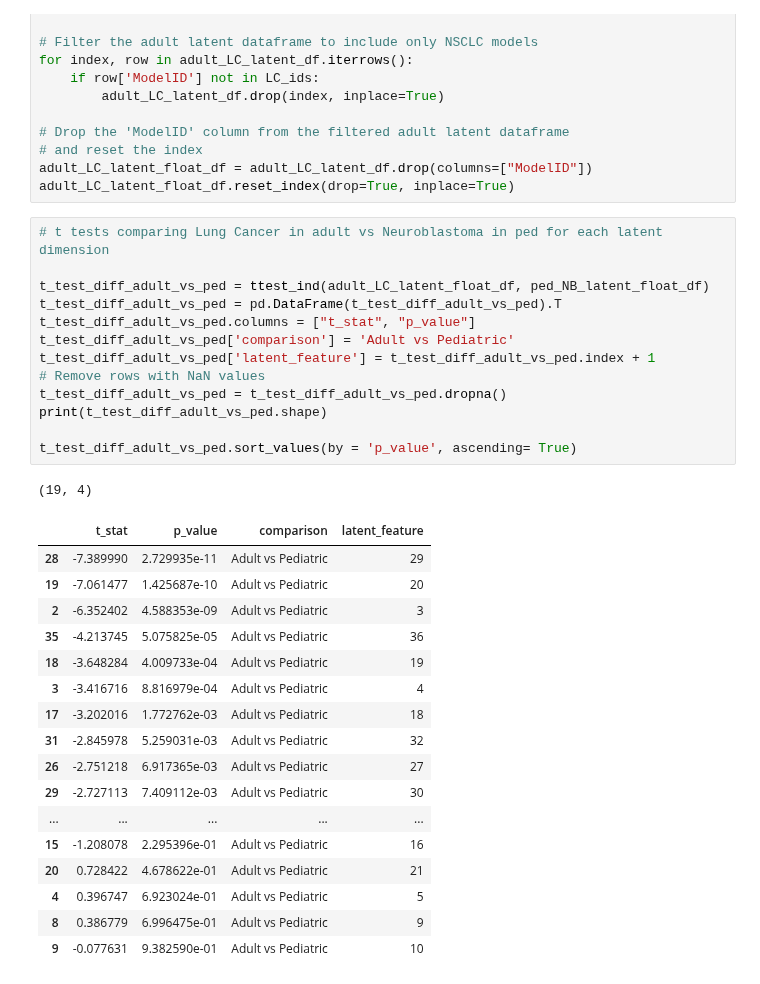
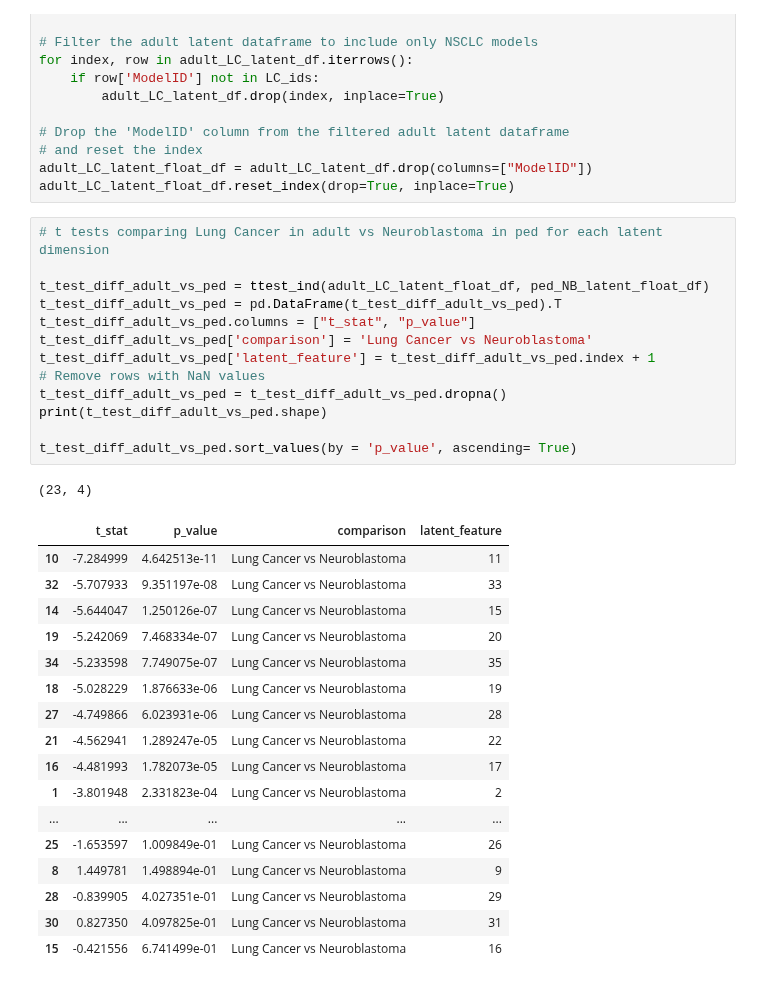
Before and after one commit to WayScience/gene_dependency_representations, a Jupyter notebook: 3.analysis/3.t_tests.ipynb, the cells around one changed output. Drawn from its saved outputs; the diff is of its cells as text.

```diff
--- a/3.analysis/3.t_tests.ipynb
+++ b/3.analysis/3.t_tests.ipynb
@@ -289,35 +291,35 @@ adult_LC_latent_float_df.reset_index(drop=True, inplace=True)
 # %%
 # t tests comparing Lung Cancer in adult vs Neuroblastoma in ped for each latent dimension
 
 t_test_diff_adult_vs_ped = ttest_ind(adult_LC_latent_float_df, ped_NB_latent_float_df)
 t_test_diff_adult_vs_ped = pd.DataFrame(t_test_diff_adult_vs_ped).T
 t_test_diff_adult_vs_ped.columns = ["t_stat", "p_value"]
-t_test_diff_adult_vs_ped['comparison'] = 'Adult vs Pediatric'
+t_test_diff_adult_vs_ped['comparison'] = 'Lung Cancer vs Neuroblastoma'
 t_test_diff_adult_vs_ped['latent_feature'] = t_test_diff_adult_vs_ped.index + 1
 # Remove rows with NaN values
 t_test_diff_adult_vs_ped = t_test_diff_adult_vs_ped.dropna()
 print(t_test_diff_adult_vs_ped.shape)
 
 t_test_diff_adult_vs_ped.sort_values(by = 'p_value', ascending= True)
 # %% [output]
-(19, 4)
+(23, 4)
 |  | t_stat | p_value | comparison | latent_feature |
-| 28 | -7.389990 | 2.729935e-11 | Adult vs Pediatric | 29 |
-| 19 | -7.061477 | 1.425687e-10 | Adult vs Pediatric | 20 |
-| 2 | -6.352402 | 4.588353e-09 | Adult vs Pediatric | 3 |
-| 35 | -4.213745 | 5.075825e-05 | Adult vs Pediatric | 36 |
-| 18 | -3.648284 | 4.009733e-04 | Adult vs Pediatric | 19 |
-| 3 | -3.416716 | 8.816979e-04 | Adult vs Pediatric | 4 |
-| 17 | -3.202016 | 1.772762e-03 | Adult vs Pediatric | 18 |
-| 31 | -2.845978 | 5.259031e-03 | Adult vs Pediatric | 32 |
-| 26 | -2.751218 | 6.917365e-03 | Adult vs Pediatric | 27 |
-| 29 | -2.727113 | 7.409112e-03 | Adult vs Pediatric | 30 |
+| 10 | -7.284999 | 4.642513e-11 | Lung Cancer vs Neuroblastoma | 11 |
+| 32 | -5.707933 | 9.351197e-08 | Lung Cancer vs Neuroblastoma | 33 |
+| 14 | -5.644047 | 1.250126e-07 | Lung Cancer vs Neuroblastoma | 15 |
+| 19 | -5.242069 | 7.468334e-07 | Lung Cancer vs Neuroblastoma | 20 |
+| 34 | -5.233598 | 7.749075e-07 | Lung Cancer vs Neuroblastoma | 35 |
+| 18 | -5.028229 | 1.876633e-06 | Lung Cancer vs Neuroblastoma | 19 |
+| 27 | -4.749866 | 6.023931e-06 | Lung Cancer vs Neuroblastoma | 28 |
+| 21 | -4.562941 | 1.289247e-05 | Lung Cancer vs Neuroblastoma | 22 |
+| 16 | -4.481993 | 1.782073e-05 | Lung Cancer vs Neuroblastoma | 17 |
+| 1 | -3.801948 | 2.331823e-04 | Lung Cancer vs Neuroblastoma | 2 |
 | ... | ... | ... | ... | ... |
-| 15 | -1.208078 | 2.295396e-01 | Adult vs Pediatric | 16 |
-| 20 | 0.728422 | 4.678622e-01 | Adult vs Pediatric | 21 |
-| 4 | 0.396747 | 6.923024e-01 | Adult vs Pediatric | 5 |
-| 8 | 0.386779 | 6.996475e-01 | Adult vs Pediatric | 9 |
-| 9 | -0.077631 | 9.382590e-01 | Adult vs Pediatric | 10 |
+| 25 | -1.653597 | 1.009849e-01 | Lung Cancer vs Neuroblastoma | 26 |
+| 8 | 1.449781 | 1.498894e-01 | Lung Cancer vs Neuroblastoma | 9 |
+| 28 | -0.839905 | 4.027351e-01 | Lung Cancer vs Neuroblastoma | 29 |
+| 30 | 0.827350 | 4.097825e-01 | Lung Cancer vs Neuroblastoma | 31 |
+| 15 | -0.421556 | 6.741499e-01 | Lung Cancer vs Neuroblastoma | 16 |
 # %%
 # Obtaining shared cancer types in ped and adult
 adult_types = model_df.query("AgeCategory == 'Adult'").OncotreePrimaryDisease.tolist()
```
Also changed, not shown: parts of 14 cells of this notebook, 2 other files.
